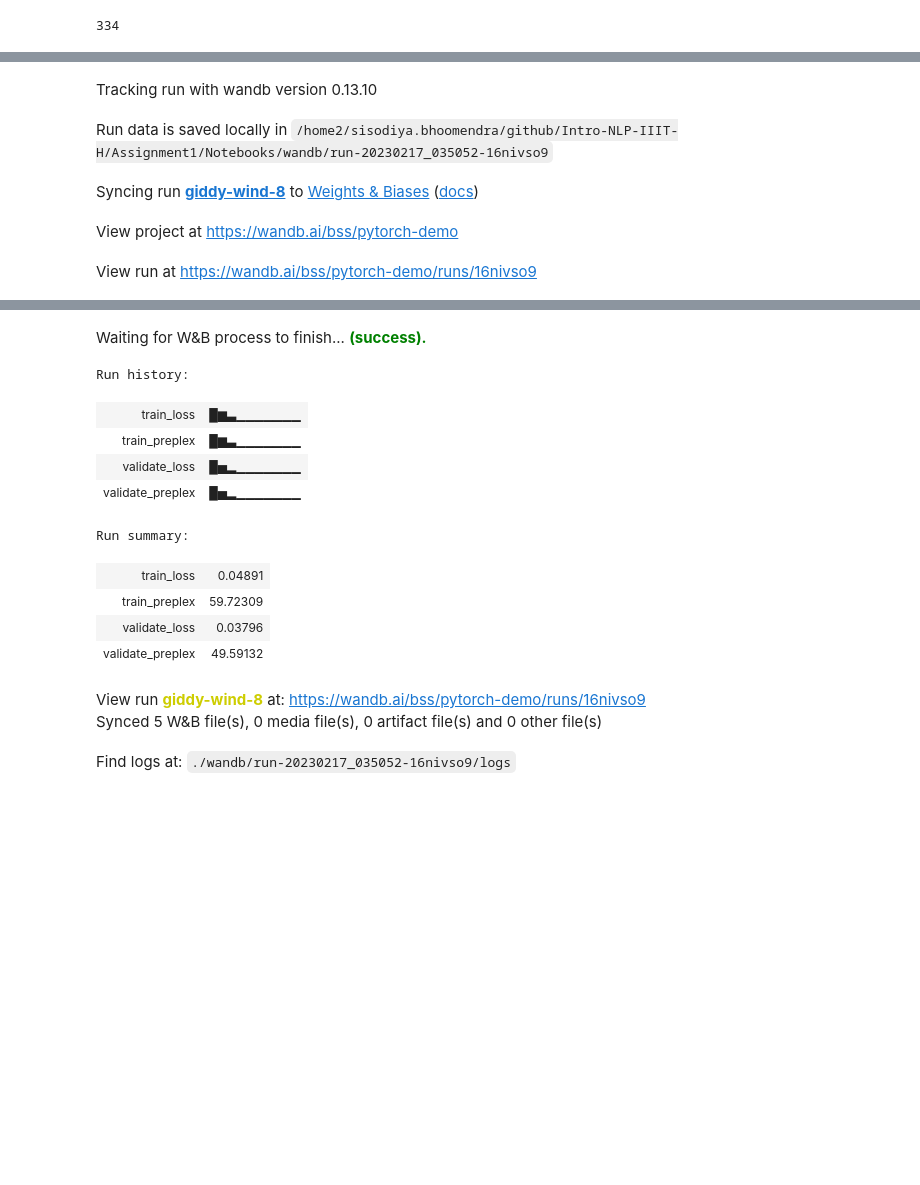
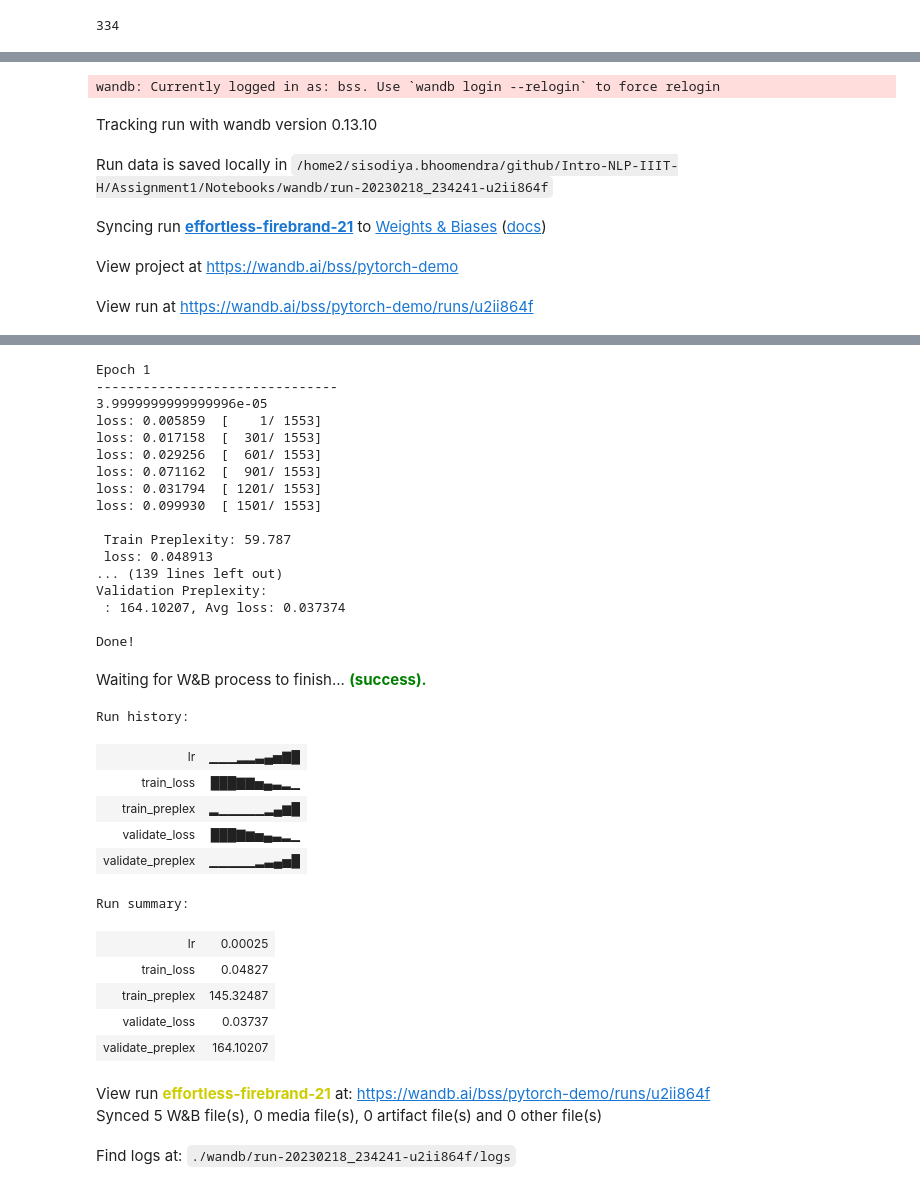
Before and after one commit to bhoomeendra/Intro-NLP-IIIT-H, a Jupyter notebook: Assignment1/Notebooks/Neural_LM.ipynb, the cells around one changed output, grey strips where cells are left out. Saved outputs shown, nothing was run; the diff lists cells and outputs as text; code cells hidden in the pictures; blank space fills up the shorter version.

```diff
--- a/Assignment1/Notebooks/Neural_LM.ipynb
+++ b/Assignment1/Notebooks/Neural_LM.ipynb
@@ -294,20 +280,23 @@ def preplixity(ground_truth,predicted):
     power_p = torch.pow(probablity,-1/probablity.shape[1])
     # print(power_p,power_p.shape)
     preplex = torch.prod(power_p)
+    # print('\t',preplex.item())
     return preplex
 
 
-def train(dataloader, model, loss_fn, optimizer):
+def train(dataloader, model, loss_fn, optimizer,sch):
     size = len(dataloader.dataset)
     model.train()
     preplex = 0
     avg_loss = 0
+
     for batch, (X, y) in enumerate(dataloader):
         X, y = X.to(device), y.to(device).to(torch.float32)
         pred = model(X)
         loss = loss_fn(pred, y)
         preplex += preplixity(y,pred)
         optimizer.zero_grad()
+        # if batch%10 == 9:
         loss.backward()
         optimizer.step()
         # break
@@ -326,0 +325,7 @@ def train(dataloader, model, loss_fn, optimizer):
+# %%
+device = "cuda" if torch.cuda.is_available() else "mps" if torch.backends.mps.is_available() else "cpu"
+LM_1 = LM(config=LM_config,embedding=np.array(train_embedding))
+LM_1.to(device)
+loss = nn.CrossEntropyLoss()
+opt = torch.optim.Adam(params = LM_1.parameters(),lr=LM_config['lr'])
+scheduler = torch.optim.lr_scheduler.OneCycleLR(optimizer=opt,max_lr=0.001,steps_per_epoch=LM_config['epoch'],epochs=LM_config['epoch'])
@@ -327,16 +336,29 @@ def train(dataloader, model, loss_fn, optimizer):
 # %%
+best_p = float('inf')
 epochs = LM_config['epoch']
 with wandb.init(project="pytorch-demo", config=LM_config):
     for t in range(epochs):
         print(f"Epoch {t+1}\n-------------------------------")
-        tp,tl = train(train_dl, LM_1, loss,opt)
+        print(scheduler.get_last_lr()[0])
+        tp,tl = train(train_dl, LM_1, loss,opt,scheduler)
         vp,vl = validate(val_dl, LM_1, loss)
-        scheduler.step(vp)
-        wandb.log({'validate_preplex':vp , 'validate_loss':vl,'train_preplex':tp, 'train_loss':tl})
+        # scheduler.step(vp)
+        wandb.log({'validate_preplex':vp,
+                   'validate_loss':vl,
+                   'train_preplex':tp,
+                   'train_loss':tl,
+                   "lr": scheduler.get_last_lr()[0]
+                  })
+        scheduler.step()
+        if vp < best_p:
+            best_p = vp
+            torch.save(LM_1.state_dict(),'../data/LM_5.pth')
+            print("model saved")
     print("Done!")
 # %% [output]
+wandb: Currently logged in as: bss. Use `wandb login --relogin` to force relogin
 Tracking run with wandb version 0.13.10
-Run data is saved locally in /home2/sisodiya.bhoomendra/github/Intro-NLP-IIIT-H/Assignment1/Notebooks/wandb/run-20230217_035052-16nivso9
+Run data is saved locally in /home2/sisodiya.bhoomendra/github/Intro-NLP-IIIT-H/Assignment1/Notebooks/wandb/run-20230218_234241-u2ii864f
-Syncing run giddy-wind-8 to Weights & Biases (docs)
+Syncing run effortless-firebrand-21 to Weights & Biases (docs)
 View project at https://wandb.ai/bss/pytorch-demo
-View run at https://wandb.ai/bss/pytorch-demo/runs/16nivso9
+View run at https://wandb.ai/bss/pytorch-demo/runs/u2ii864f
@@ -360,14 +365,33 @@ Done!
+Epoch 1
+-------------------------------
+3.9999999999999996e-05
+loss: 0.005859  [    1/ 1553]
+loss: 0.017158  [  301/ 1553]
+loss: 0.029256  [  601/ 1553]
+loss: 0.071162  [  901/ 1553]
+loss: 0.031794  [ 1201/ 1553]
+loss: 0.099930  [ 1501/ 1553]
+
+ Train Preplexity: 59.787
+ loss: 0.048913
+... (139 lines left out)
+Validation Preplexity:
+ : 164.10207, Avg loss: 0.037374
+
+Done!
 Waiting for W&B process to finish... (success).
-Run history:
+Run history:
-| train_loss | █▆▃▁▁▁▁▁▁▁ |
-| train_preplex | █▆▃▁▁▁▁▁▁▁ |
-| validate_loss | █▅▂▁▁▁▁▁▁▁ |
-| validate_preplex | █▅▂▁▁▁▁▁▁▁ |
+| lr | ▁▁▁▂▂▃▄▅▇█ |
+| train_loss | ███▇▇▅▄▃▂▁ |
+| train_preplex | ▂▁▁▁▁▁▂▄▆█ |
+| validate_loss | ███▇▆▅▄▃▂▁ |
+| validate_preplex | ▁▁▁▁▁▂▃▄▅█ |
-Run summary:
+Run summary:
-| train_loss | 0.04891 |
-| train_preplex | 59.72309 |
-| validate_loss | 0.03796 |
-| validate_preplex | 49.59132 |
+| lr | 0.00025 |
+| train_loss | 0.04827 |
+| train_preplex | 145.32487 |
+| validate_loss | 0.03737 |
+| validate_preplex | 164.10207 |
-View run giddy-wind-8 at: https://wandb.ai/bss/pytorch-demo/runs/16nivso9
+View run effortless-firebrand-21 at: https://wandb.ai/bss/pytorch-demo/runs/u2ii864f
 Synced 5 W&B file(s), 0 media file(s), 0 artifact file(s) and 0 other file(s)
-Find logs at: ./wandb/run-20230217_035052-16nivso9/logs
+Find logs at: ./wandb/run-20230218_234241-u2ii864f/logs
```
Also changed, not shown: parts of 23 cells of this notebook, 6 other files.
